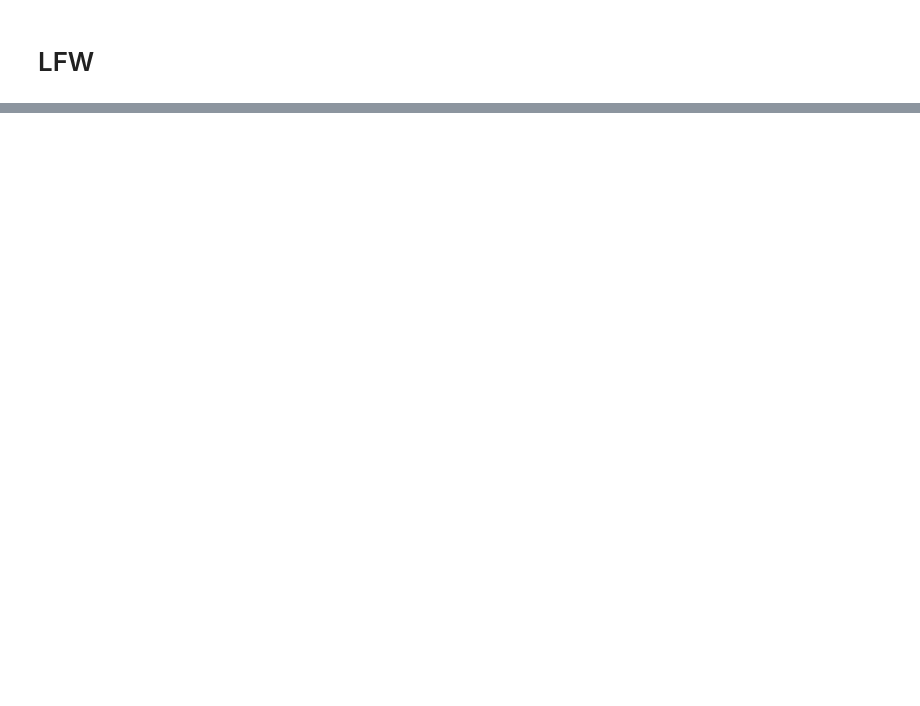
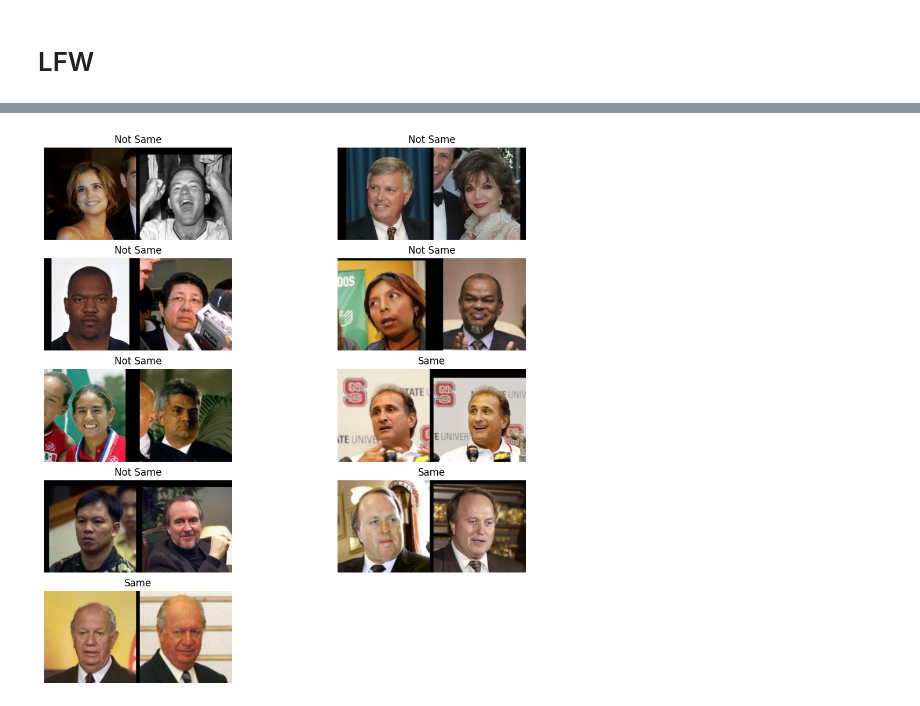
Before and after one commit to Irad-Zehavi/fastai-datasets, a Jupyter notebook: nbs/lfw.ipynb, the cells around one changed output, grey strips where cells are left out. Saved outputs shown, nothing was run; the diff lists cells and outputs as text; code cells hidden in the pictures; blank space fills up the shorter version.

```diff
--- a/nbs/lfw.ipynb
+++ b/nbs/lfw.ipynb
@@ -134,0 +137,4 @@ LFWPairs().dev().dls().show_batch()
+# %%
+LFWPairs().dev().dls().show_batch()
+# %% [output]
+[figure, added]
```
Also changed, not shown: parts of 5 cells of this notebook, 2 other files.
